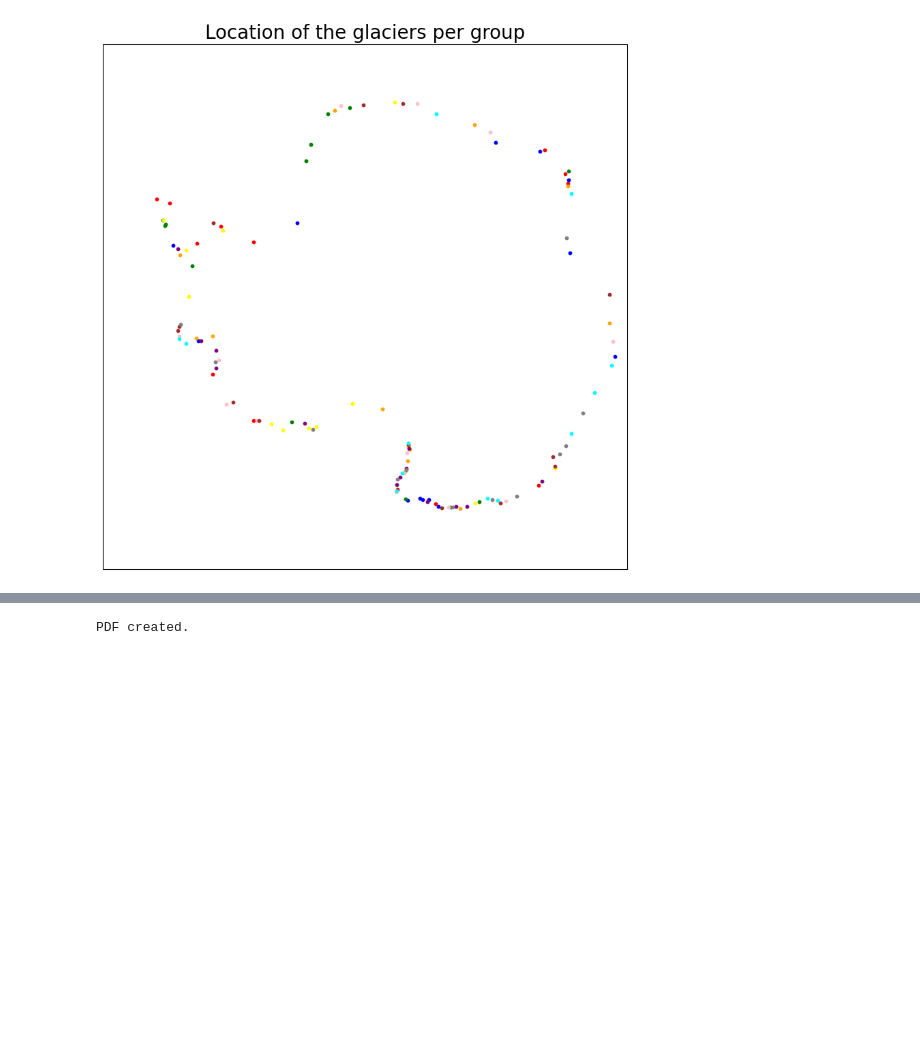
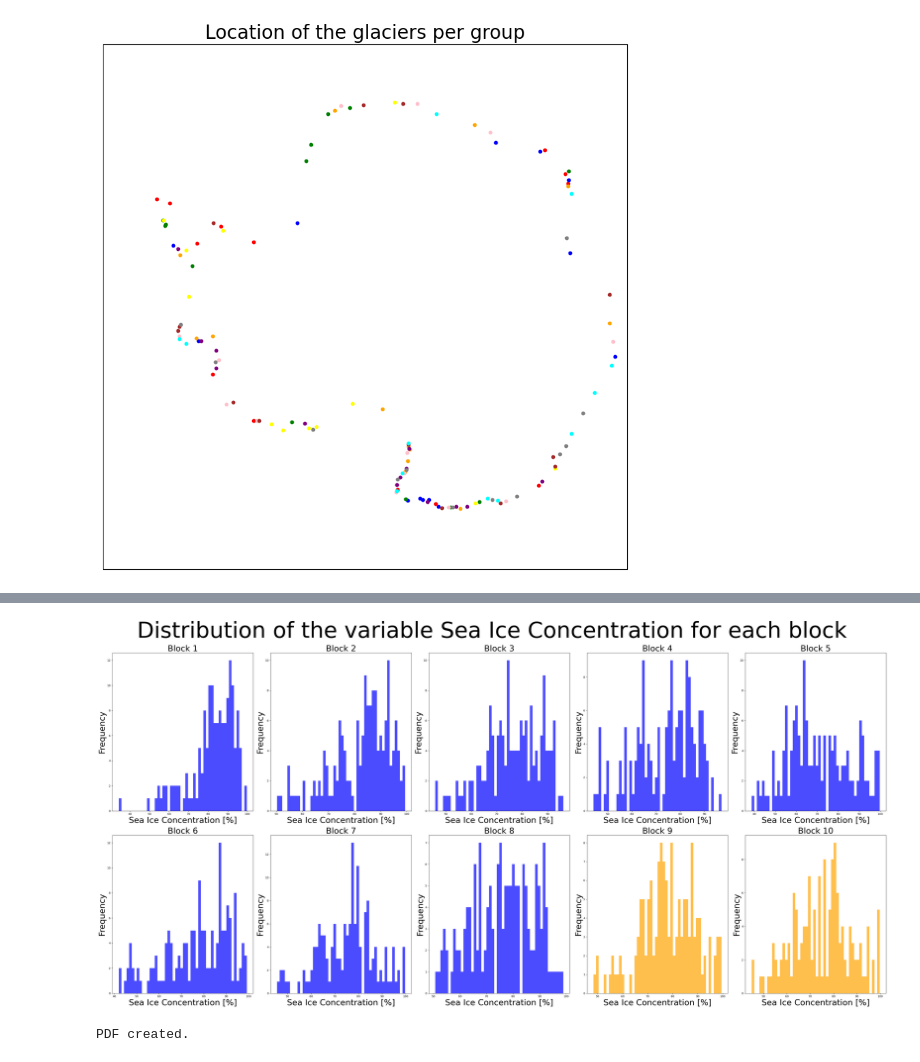
Before and after one commit to Moncada-Francesco-97/Calving-U-Net, a Jupyter notebook: block_cv.ipynb, the cells around one changed output, grey strips where cells are left out. Saved outputs shown, nothing was run; the diff lists cells and outputs as text; code cells hidden in the pictures; blank space fills up the shorter version.

```diff
--- a/block_cv.ipynb
+++ b/block_cv.ipynb
@@ -299,6 +380,44 @@ block_9 = dataset[dataset.index.isin(folder_9)]
 block_10 = dataset[dataset.index.isin(folder_10)]
 
 all_blocks = [block_1, block_2, block_3, block_4, block_5, block_6, block_7, block_8, block_9, block_10]
+# %%
+#Visualisation of just SIC
+
+# Assuming 'I_C' is a column in your dataset_mean DataFrame
+variable = 'i_c'
+
+num_rows = 2
+num_cols = 5
+
+fig, axes = plt.subplots(num_rows, num_cols, figsize=(40, 20))
+fig.suptitle('Distribution of the variable Sea Ice Concentration for each block', fontsize=80)
+
+i = 0
+for row in range(num_rows):
+    for col in range(num_cols):
+        block = all_blocks[i]
+        ax = axes[row, col]
+        color = 'orange' if i + 1 in [9, 10] else 'blue'  # Choose color
+        flat = block[variable].values.flatten()
+
+        ax.hist(flat, bins=50, color=color, alpha=0.7)
+        ax.set_title(f'Block ' + str(i + 1), fontsize=30)
+        i += 1
+
+for ax in axes.flat:
+    #ax.set(xlabel=' Sea ice concentration [%]' , ylabel='Frequency')
+    ax.set_xlabel('Sea Ice Concentration [%]', fontsize=30)
+    ax.set_ylabel('Frequency', fontsize=30)
+
+# Adjust layout and spacing
+plt.tight_layout()
+plt.subplots_adjust(top=0.9)  # Add space for the main title
+
+# Save the image instead of creating a PDF
+plt.savefig('I_C_distribution_all.png')
+plt.show()
+# %% [output]
+[figure, added]
 # %%
 #creating a pdf to see the distribution of the mean of each variable (in time) for each block
 
```
Also changed, not shown: parts of 3 cells of this notebook, 5 other files.
